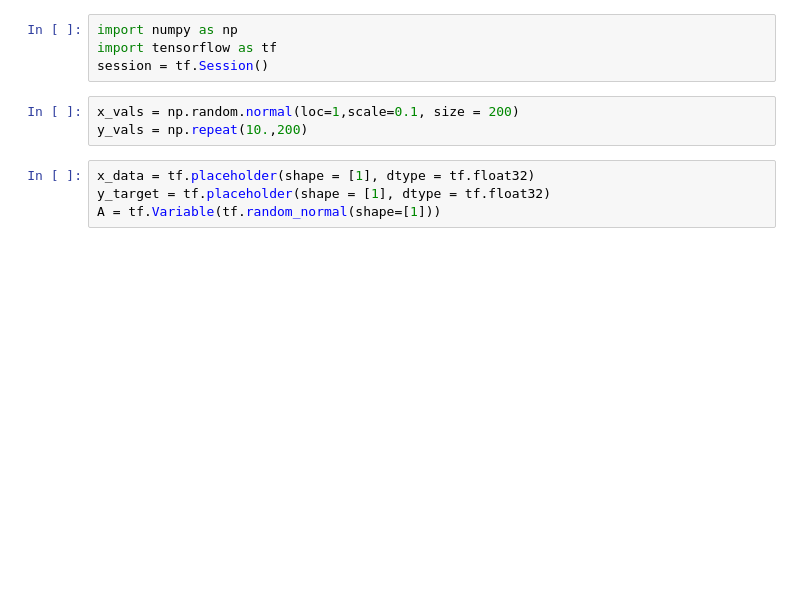
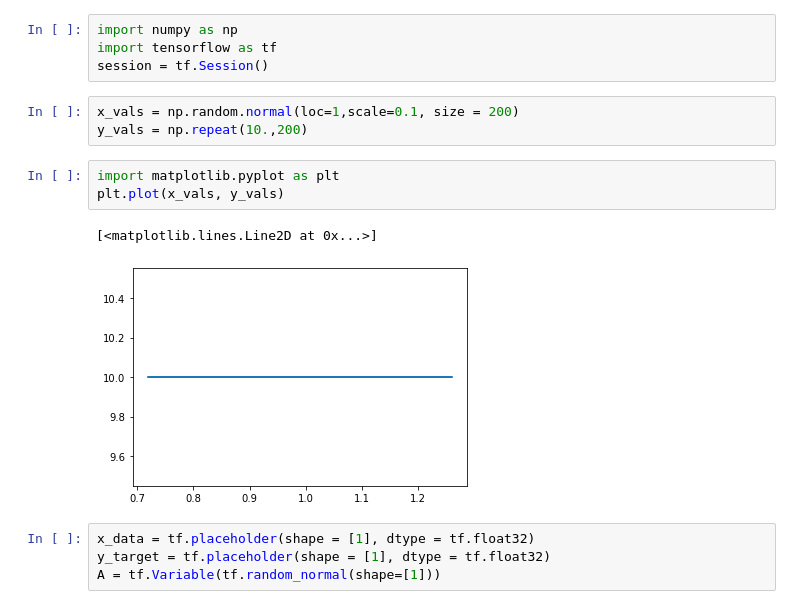
Before and after one commit to langheran/MLScripts, a Jupyter notebook: Python/learning/Deep Learning con Tensorflow - Juan Gomila.ipynb, the cells around one changed output. Drawn from its saved outputs; the diff is of its cells as text; blank space fills up the shorter version.

```diff
--- a/Python/learning/Deep Learning con Tensorflow - Juan Gomila.ipynb
+++ b/Python/learning/Deep Learning con Tensorflow - Juan Gomila.ipynb
@@ -414,6 +414,12 @@ session = tf.Session()
 # %%
 x_vals = np.random.normal(loc=1,scale=0.1, size = 200)
 y_vals = np.repeat(10.,200)
+# %%
+import matplotlib.pyplot as plt
+plt.plot(x_vals, y_vals)
+# %% [output]
+[<matplotlib.lines.Line2D at 0x...>]
+[figure, added]
 # %%
 x_data = tf.placeholder(shape = [1], dtype = tf.float32)
 y_target = tf.placeholder(shape = [1], dtype = tf.float32)
```
Also changed, not shown: parts of 10 cells of this notebook.
